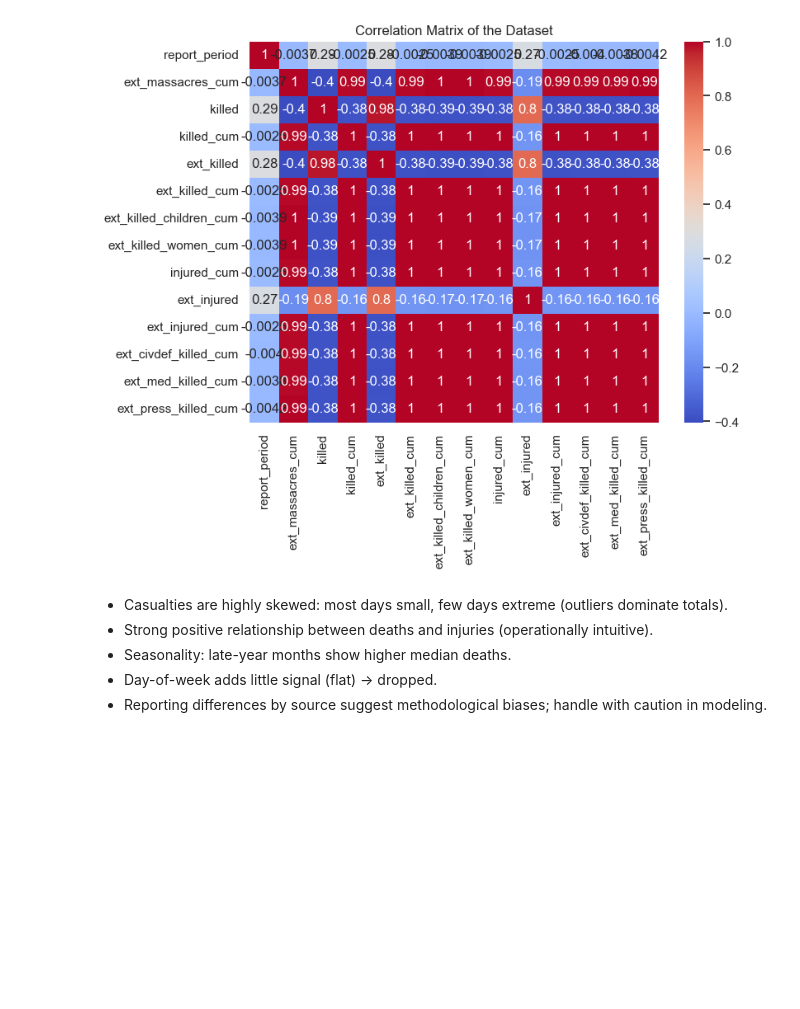
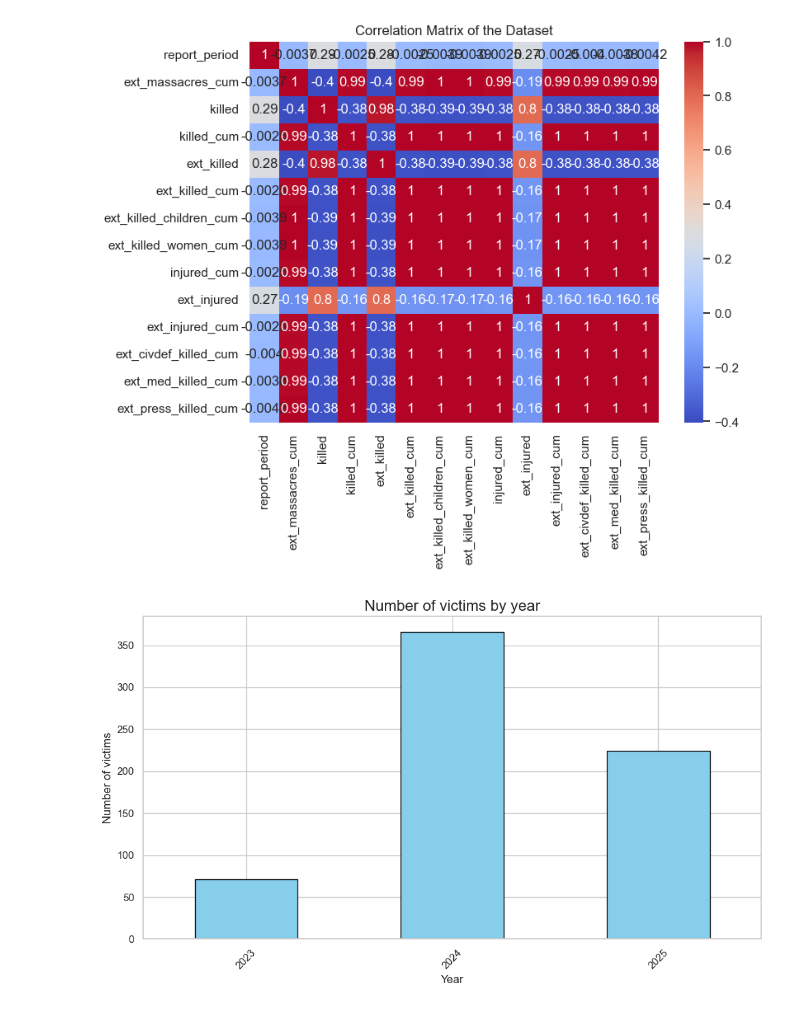
Before and after one commit to Ashrafamr11/Gaza-Casualties-EDA, a Jupyter notebook: EDA_project.ipynb, the cells around one changed output. Cells and saved outputs as stored; diff of their text form; code cells hidden in the pictures; blank space fills up the shorter version.

```diff
--- a/EDA_project.ipynb
+++ b/EDA_project.ipynb
@@ -457,9 +444,17 @@ plt.title('Correlation Matrix of the Dataset')
 plt.show()
 # %% [output]
 [figure]
-# %% [markdown]
-- Casualties are highly skewed: most days small, few days extreme (outliers dominate totals).
-- Strong positive relationship between deaths and injuries (operationally intuitive).
-- Seasonality: late-year months show higher median deaths.
-- Day-of-week adds little signal (flat) → dropped.
-- Reporting differences by source suggest methodological biases; handle with caution in modeling.
+# %%
+import matplotlib.pyplot as plt
+
+plt.figure(figsize=(10,6))
+df.groupby('year').size().plot(kind='bar', color='skyblue', edgecolor='black')
+plt.title("Number of victims by year", fontsize=16)
+plt.xlabel("Year")
+plt.ylabel("Number of victims")
+plt.xticks(rotation=45)
+plt.tight_layout()
+plt.savefig("deaths_per_year.png", dpi=300)
+plt.show()
+# %% [output]
+[figure, added]
```
Also changed, not shown: parts of 13 cells of this notebook, 9 other files.
